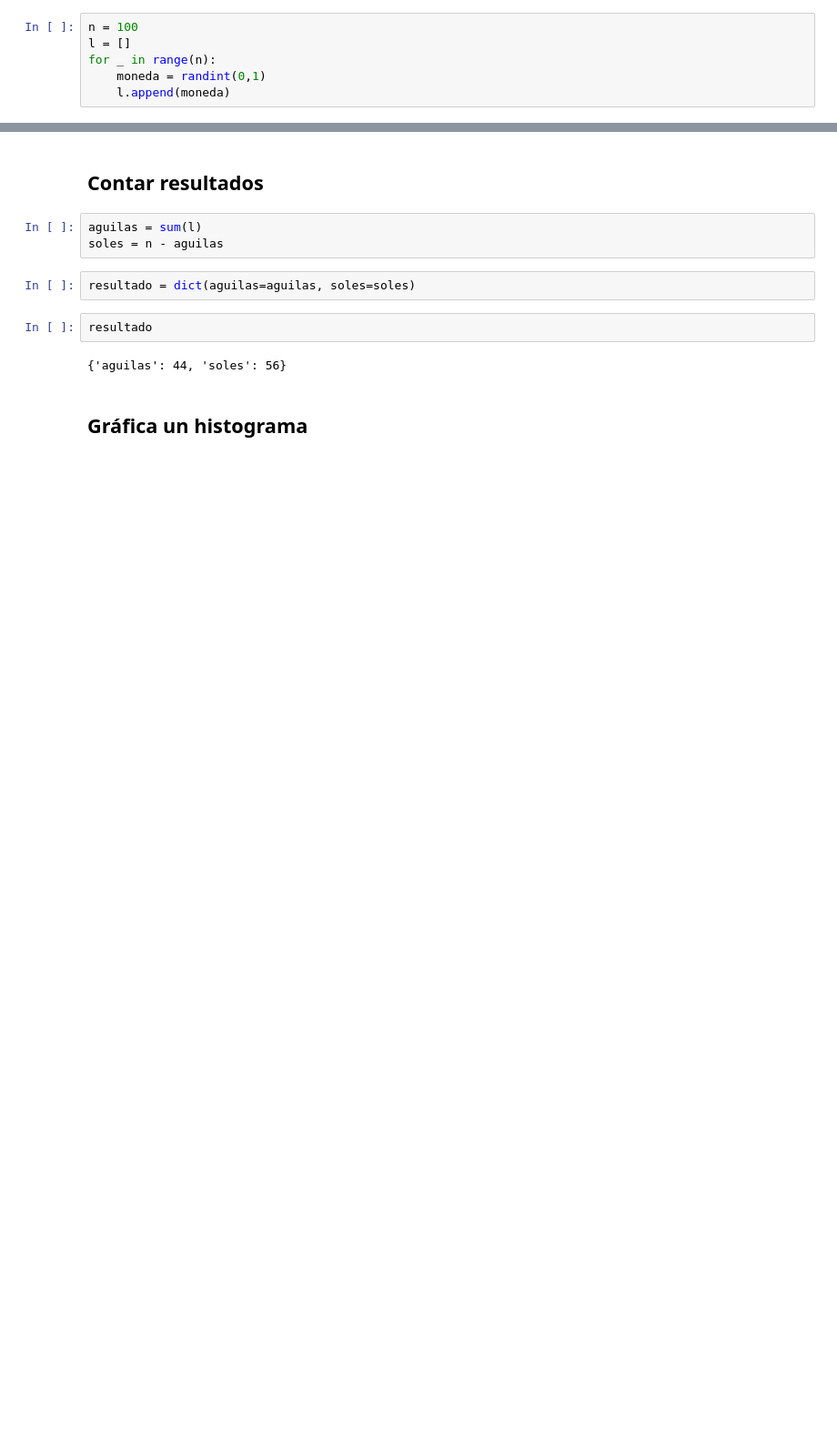
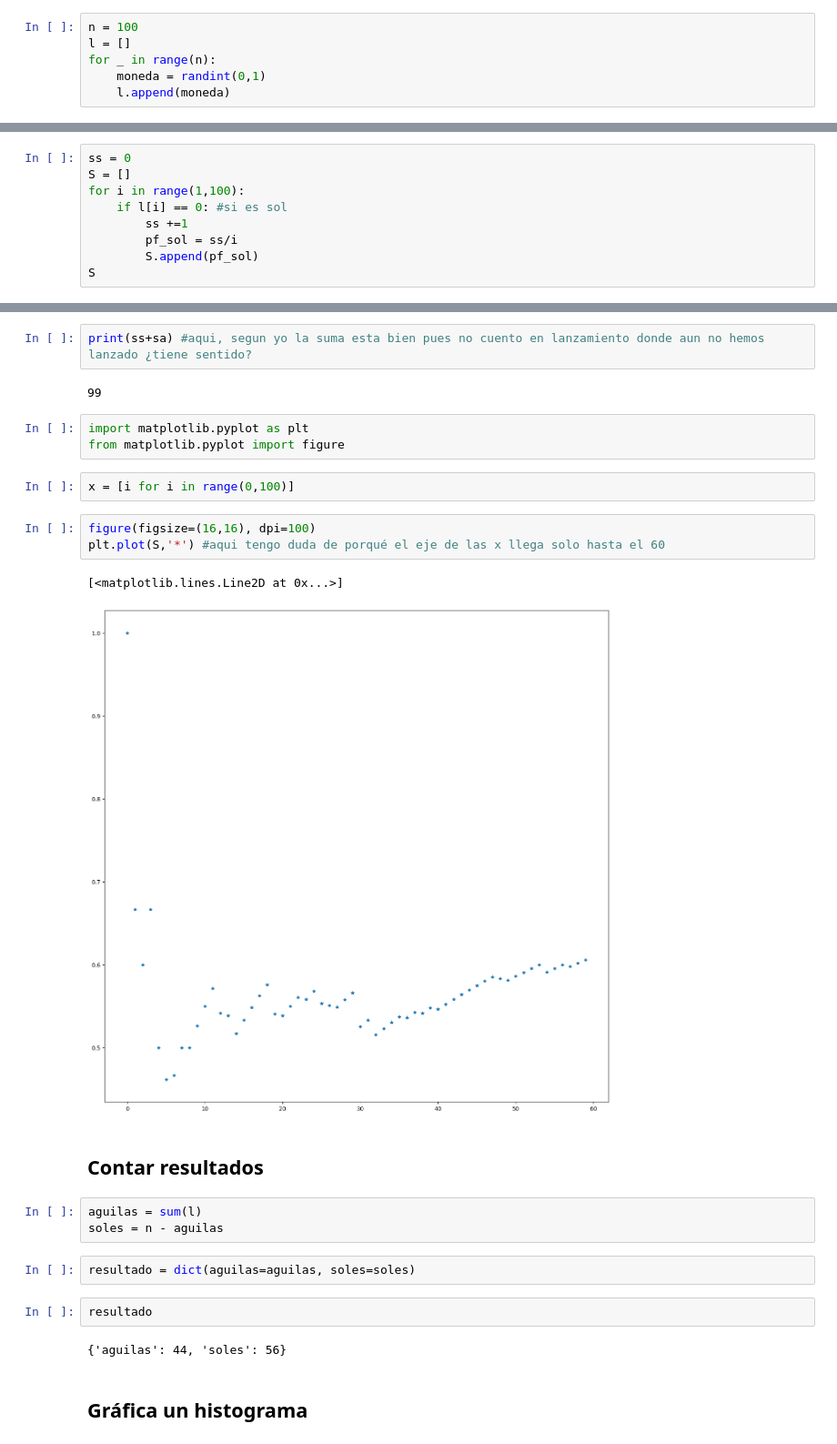
Before and after one commit to Crisel8a/Probabilidad, a Jupyter notebook: Probabilidad_1.ipynb, the cells around one changed output, grey strips where cells are left out. Shown at 91% size. Cells and saved outputs as stored; diff of their text form; blank space fills up the shorter version.

```diff
--- a/Probabilidad_1.ipynb
+++ b/Probabilidad_1.ipynb
@@ -30,0 +33,9 @@ for _ in range(n):
+# %%
+ss = 0
+S = []
+for i in range(1,100):
+    if l[i] == 0: #si es sol
+        ss +=1
+        pf_sol = ss/i
+        S.append(pf_sol)
+S
@@ -31,3 +89,18 @@ for _ in range(n):
+# %%
+print(ss+sa) #aqui, segun yo la suma esta bien pues no cuento en lanzamiento donde aun no hemos lanzado ¿tiene sentido?
+# %% [output]
+99
+# %%
+import matplotlib.pyplot as plt
+from matplotlib.pyplot import figure
+# %%
+x = [i for i in range(0,100)]
+# %%
+figure(figsize=(16,16), dpi=100)
+plt.plot(S,'*') #aqui tengo duda de porqué el eje de las x llega solo hasta el 60
+# %% [output]
+[<matplotlib.lines.Line2D at 0x...>]
+[figure, added]
 # %% [markdown]
 ## Contar resultados
 # %%
```
Also changed, not shown: parts of 8 cells of this notebook.
